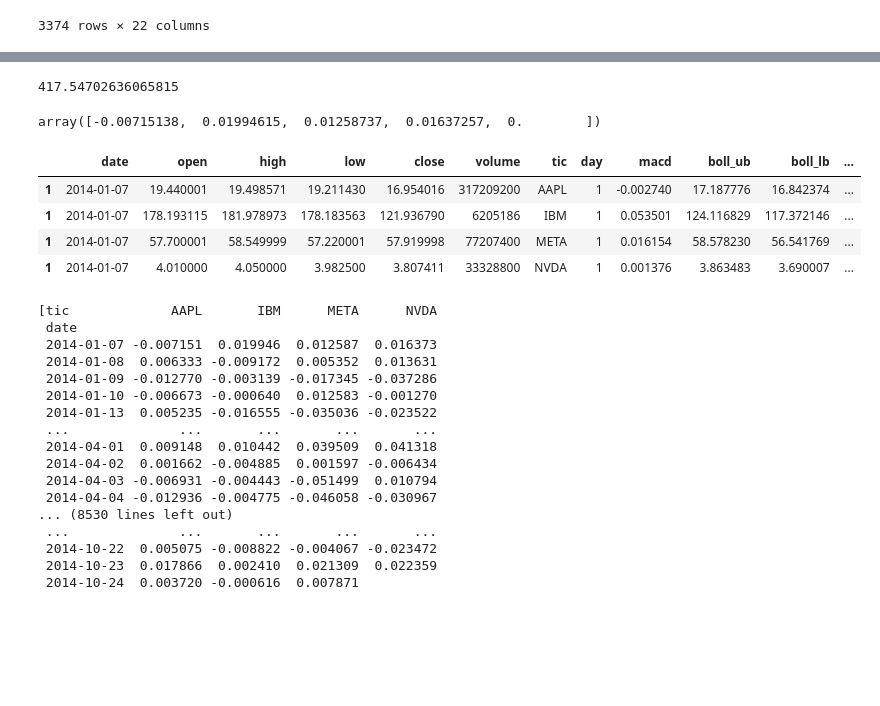
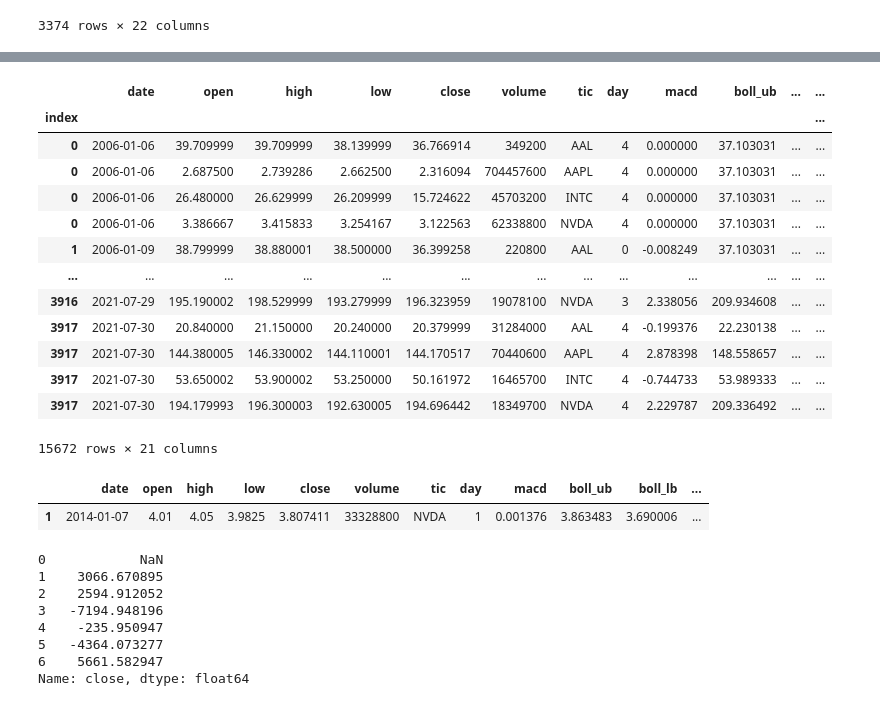
Before and after one commit to nickandbro/CS7643-Deep-RL-for-Finance, a Jupyter notebook: notebooks/setup_sandbox.ipynb, the cells around one changed output, grey strips where cells are left out. Drawn from its saved outputs; the diff is of its cells as text; code cells hidden in the pictures; blank space fills up the shorter version.

```diff
--- a/notebooks/setup_sandbox.ipynb
+++ b/notebooks/setup_sandbox.ipynb
@@ -697,4 +697,11 @@ nvda_df
 # ts_data = get_time_series_data(symbol="NVDA", interval="30min", key=API_KEY, function="TIME_SERIES_INTRADAY")
 # pd.DataFrame(ts_data["Time Series (30min)"]).T
 # %%
-df = pd.read_csv("/Users/taylorlast/OMSCS/DL/CS7643-Deep-RL-for-Finance/data/baseline_data_large_cap_no_fundamentals.csv", index_col="Unnamed: 0")
+# df = pd.read_csv("/Users/taylorlast/OMSCS/DL/CS7643-Deep-RL-for-Finance/data/baseline_data_large_cap_no_fundamentals.csv", index_col="Unnamed: 0")
+
+# df = pd.read_csv("/Users/taylorlast/OMSCS/DL/CS7643-Deep-RL-for-Finance/data/train_NVDA_no_fundamentals.csv", index_col="Unnamed: 0")
+
+
+df = pd.read_csv("/Users/taylorlast/OMSCS/DL/CS7643-Deep-RL-for-Finance//data/train_large_cap_no_fundamentals.csv",index_col="Unnamed: 0")
+# %%
+df.index = df.reset_index()["index"] - df.reset_index()["index"].min()
@@ -701,18 +717,24 @@ df = pd.read_csv("/Users/taylorlast/OMSCS/DL/CS7643-Deep-RL-for-Finance/data/bas
+# %%
+df.replace('.',np.nan).ffill()
+# %% [output]
+|  | date | open | high | low | close | volume | tic | day | macd | boll_ub | ... | ... |
+| index |  |  |  |  |  |  |  |  |  |  |  | ... |
+| 0 | 2006-01-06 | 39.709999 | 39.709999 | 38.139999 | 36.766914 | 349200 | AAL | 4 | 0.000000 | 37.103031 | ... | ... |
+| 0 | 2006-01-06 | 2.687500 | 2.739286 | 2.662500 | 2.316094 | 704457600 | AAPL | 4 | 0.000000 | 37.103031 | ... | ... |
+| 0 | 2006-01-06 | 26.480000 | 26.629999 | 26.209999 | 15.724622 | 45703200 | INTC | 4 | 0.000000 | 37.103031 | ... | ... |
+| 0 | 2006-01-06 | 3.386667 | 3.415833 | 3.254167 | 3.122563 | 62338800 | NVDA | 4 | 0.000000 | 37.103031 | ... | ... |
+| 1 | 2006-01-09 | 38.799999 | 38.880001 | 38.500000 | 36.399258 | 220800 | AAL | 0 | -0.008249 | 37.103031 | ... | ... |
+| ... | ... | ... | ... | ... | ... | ... | ... | ... | ... | ... | ... | ... |
+| 3916 | 2021-07-29 | 195.190002 | 198.529999 | 193.279999 | 196.323959 | 19078100 | NVDA | 3 | 2.338056 | 209.934608 | ... | ... |
+| 3917 | 2021-07-30 | 20.840000 | 21.150000 | 20.240000 | 20.379999 | 31284000 | AAL | 4 | -0.199376 | 22.230138 | ... | ... |
+| 3917 | 2021-07-30 | 144.380005 | 146.330002 | 144.110001 | 144.170517 | 70440600 | AAPL | 4 | 2.878398 | 148.558657 | ... | ... |
+| 3917 | 2021-07-30 | 53.650002 | 53.900002 | 53.250000 | 50.161972 | 16465700 | INTC | 4 | -0.744733 | 53.989333 | ... | ... |
+| 3917 | 2021-07-30 | 194.179993 | 196.300003 | 192.630005 | 194.696442 | 18349700 | NVDA | 4 | 2.229787 | 209.336492 | ... | ... |
+15672 rows × 21 columns
 # %%
-w = np.array([.1,.1,.1,.1,.6])*100000
-# w = np.array([.2,.2,.2,.2,.2])*100000
-# np.sum(np.append((df.loc[1, :].close.values - df.loc[0, :].close.values)/df.loc[0, :].close.values, 0) * w)
+# np.append((df.loc[1, :].close.values - df.loc[0, :].close.values)/df.loc[0, :].close.values, 0)
-# %% [output]
-417.54702636065815
-# %%
-np.append((df.loc[1, :].close.values - df.loc[0, :].close.values)/df.loc[0, :].close.values, 0)
-# %% [output]
-array([-0.00715138,  0.01994615,  0.01258737,  0.01637257,  0.        ])
 # %%
-df.loc[1, :]
+df.loc[[1]]
 # %% [output]
 |  | date | open | high | low | close | volume | tic | day | macd | boll_ub | boll_lb | ... |
-| 1 | 2014-01-07 | 19.440001 | 19.498571 | 19.211430 | 16.954016 | 317209200 | AAPL | 1 | -0.002740 | 17.187776 | 16.842374 | ... |
-| 1 | 2014-01-07 | 178.193115 | 181.978973 | 178.183563 | 121.936790 | 6205186 | IBM | 1 | 0.053501 | 124.116829 | 117.372146 | ... |
-| 1 | 2014-01-07 | 57.700001 | 58.549999 | 57.220001 | 57.919998 | 77207400 | META | 1 | 0.016154 | 58.578230 | 56.541769 | ... |
-| 1 | 2014-01-07 | 4.010000 | 4.050000 | 3.982500 | 3.807411 | 33328800 | NVDA | 1 | 0.001376 | 3.863483 | 3.690007 | ... |
+| 1 | 2014-01-07 | 4.01 | 4.05 | 3.9825 | 3.807411 | 33328800 | NVDA | 1 | 0.001376 | 3.863483 | 3.690006 | ... |
@@ -728,20 +741,11 @@ for i in range(lookback,len(df.index.unique())):
-# %%
-df_cov = pd.DataFrame({'date':df.date.unique()[lookback:]})
-# %% [output]
-[tic             AAPL       IBM      META      NVDA
- date
- 2014-01-07 -0.007151  0.019946  0.012587  0.016373
- 2014-01-08  0.006333 -0.009172  0.005352  0.013631
- 2014-01-09 -0.012770 -0.003139 -0.017345 -0.037286
- 2014-01-10 -0.006673 -0.000640  0.012583 -0.001270
- 2014-01-13  0.005235 -0.016555 -0.035036 -0.023522
- ...              ...       ...       ...       ...
- 2014-04-01  0.009148  0.010442  0.039509  0.041318
- 2014-04-02  0.001662 -0.004885  0.001597 -0.006434
- 2014-04-03 -0.006931 -0.004443 -0.051499  0.010794
- 2014-04-04 -0.012936 -0.004775 -0.046058 -0.030967
-... (8530 lines left out)
- ...              ...       ...       ...       ...
- 2014-10-22  0.005075 -0.008822 -0.004067 -0.023472
- 2014-10-23  0.017866  0.002410  0.021309  0.022359
- 2014-10-24  0.003720 -0.000616  0.007871
+# %%
+df.loc[0:6].close.diff()*50000
+# %% [output]
+0            NaN
+1    3066.670895
+2    2594.912052
+3   -7194.948196
+4    -235.950947
+5   -4364.073277
+6    5661.582947
+Name: close, dtype: float64
```
Also changed, not shown: parts of 3 cells of this notebook, 22 other files.
